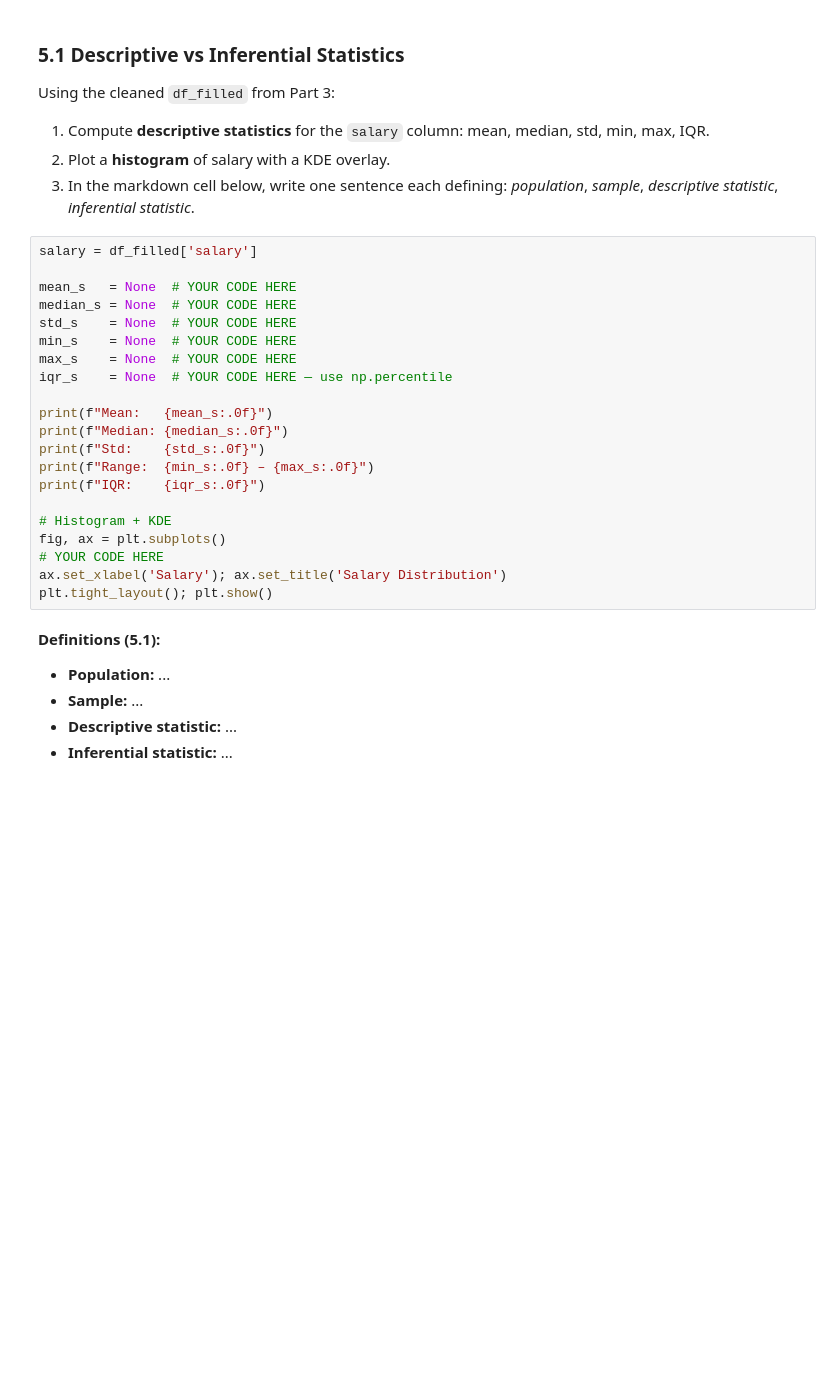
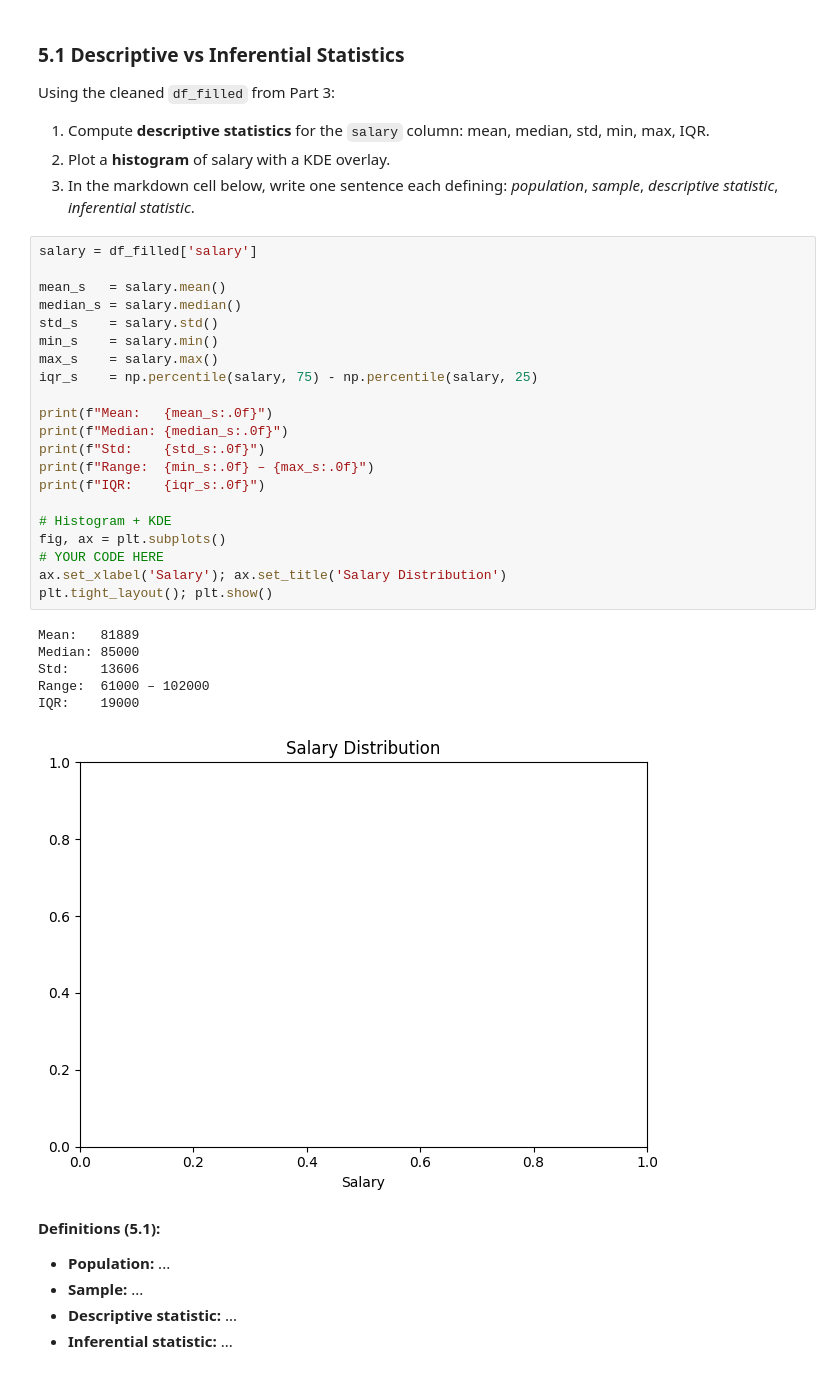
Before and after one commit to prasadsarvesh/Celebal_Assignments, a Jupyter notebook: week1_assignment.ipynb, the cells around one changed output. Cells and saved outputs as stored; diff of their text form; blank space fills up the shorter version.

```diff
--- a/week1_assignment.ipynb
+++ b/week1_assignment.ipynb
@@ -518,24 +593,31 @@ Using the cleaned `df_filled` from Part 3:
 # %%
 salary = df_filled['salary']
 
-mean_s   = None  # YOUR CODE HERE
-median_s = None  # YOUR CODE HERE
-std_s    = None  # YOUR CODE HERE
-min_s    = None  # YOUR CODE HERE
-max_s    = None  # YOUR CODE HERE
-iqr_s    = None  # YOUR CODE HERE — use np.percentile
+mean_s   = salary.mean()
+median_s = salary.median()
+std_s    = salary.std()
+min_s    = salary.min()
+max_s    = salary.max()
+iqr_s    = np.percentile(salary, 75) - np.percentile(salary, 25)
 
 print(f"Mean:   {mean_s:.0f}")
 print(f"Median: {median_s:.0f}")
 print(f"Std:    {std_s:.0f}")
 print(f"Range:  {min_s:.0f} – {max_s:.0f}")
 print(f"IQR:    {iqr_s:.0f}")
 
 # Histogram + KDE
 fig, ax = plt.subplots()
 # YOUR CODE HERE
 ax.set_xlabel('Salary'); ax.set_title('Salary Distribution')
 plt.tight_layout(); plt.show()
+# %% [output]
+Mean:   81889
+Median: 85000
+Std:    13606
+Range:  61000 – 102000
+IQR:    19000
+[figure, added]
 # %% [markdown]
 **Definitions (5.1):**
 
```
Also changed, not shown: parts of 15 cells of this notebook.
